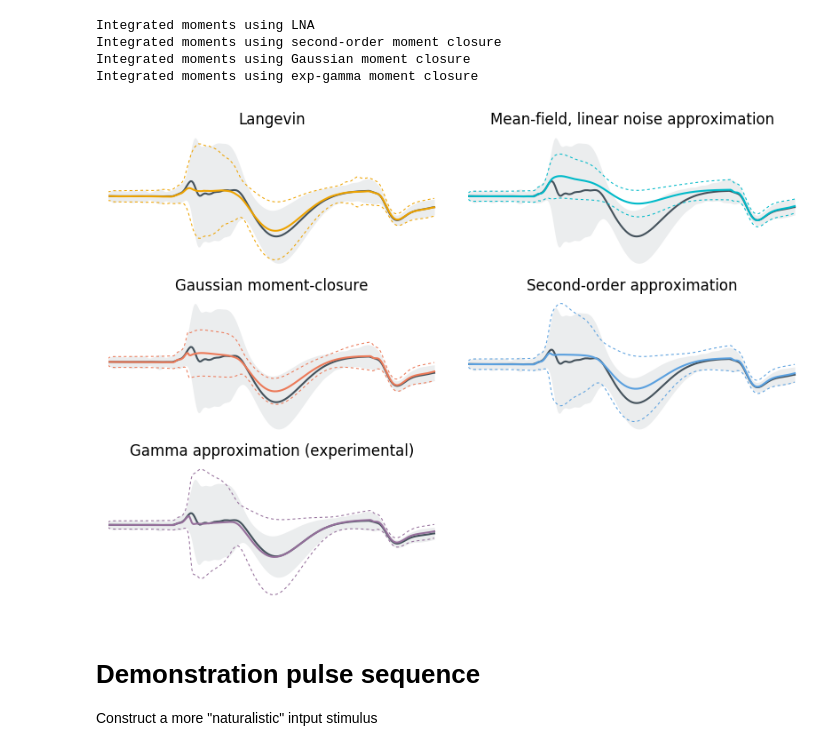
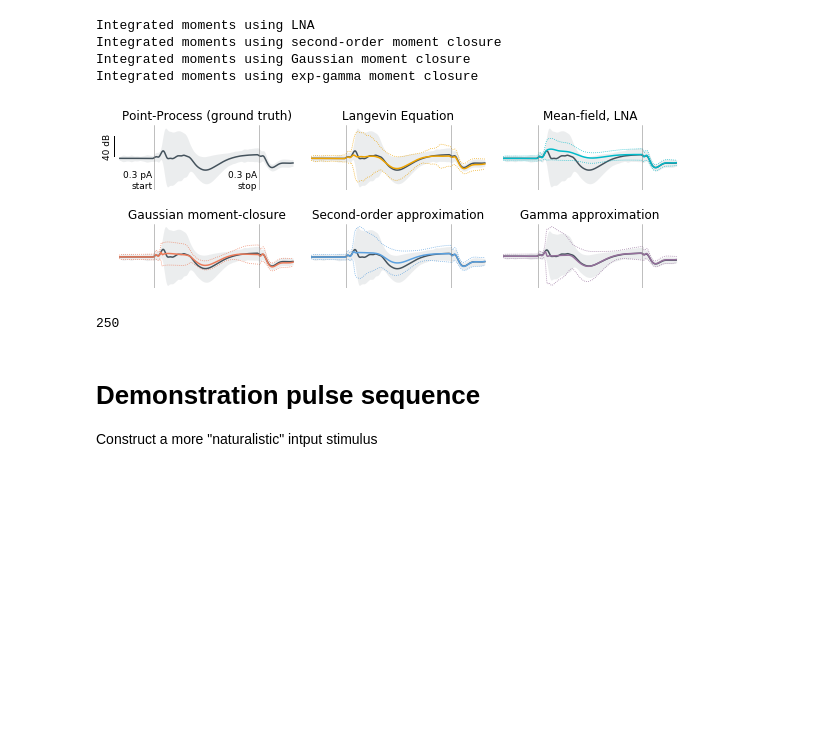
Before and after one commit to michaelerule/glm_moment_closure, a Jupyter notebook: ARPPGLM_moment_equations_with_gamma_moment_closure.ipynb, the cells around one changed output. Saved outputs shown, nothing was run; the diff lists cells and outputs as text; code cells hidden in the pictures; blank space fills up the shorter version.

Commit message:
add image to readme

```diff
--- a/ARPPGLM_moment_equations_with_gamma_moment_closure.ipynb
+++ b/ARPPGLM_moment_equations_with_gamma_moment_closure.ipynb
@@ -385,46 +385,72 @@ Integrated moments using second-order moment closure
 Integrated moments using Gaussian moment closure
 Integrated moments using exp-gamma moment closure
 # %%
-figure(figsize=(10,7))
+figure(figsize=(10,3))
+
+def stimmark():
+    axvline(50,lw=0.5,color=(0.5,)*3)
+    axvline(200,lw=0.5,color=(0.5,)*3)
+
+# Plot sampled point process
+subplot(231)
+stderrplot(demo_lxpp,demo_lvpp,BLACK,filled=1)
+xlim(0,npulse); noxyaxes()
+title('Point-Process (ground truth)')
+stimmark()
+yscalebar(mean(ylim())/dB,40/dB,'40 dB');
+# 0.3 pA current pulse
+text(50-pixels_to_xunits(2),ylim()[0],'0.3 pA\nstart',rotation=0,horizontalalignment='right',verticalalignment='bottom',fontsize=9)
+text(200-pixels_to_xunits(2),ylim()[0],'0.3 pA\nstop',rotation=0,horizontalalignment='right',verticalalignment='bottom',fontsize=9)
 
 # Plot sampled point process against sampled Langevin
-subplot(321)
+subplot(232)
 stderrplot(demo_lxpp,demo_lvpp,BLACK,filled=1)
 stderrplot(demo_lxlv,demo_lvlv,OCHRE,filled=0)
 xlim(0,npulse); noxyaxes()
-title('Langevin')
+title('Langevin Equation')
+stimmark()
 
 # Plot LNA against sampled Langevin
-subplot(322)
+subplot(233)
 stderrplot(demo_lxpp,demo_lvpp,BLACK,filled=1)
 stderrplot(demo_logxmf,demo_logvmf,TURQUOISE,filled=0)
 xlim(0,npulse); noxyaxes()
-title('Mean-field, linear noise approximation')
+title('Mean-field, LNA')
+stimmark()
 
 # Plot moment-closure against sampled Langevin
-subplot(323)
+subplot(234)
 stderrplot(demo_lxpp,demo_lvpp,BLACK,filled=1)
 stderrplot(demo_logxmc,demo_logvmc,RUST,filled=0)
 xlim(0,npulse); noy(); noxyaxes()
 title('Gaussian moment-closure')
+stimmark()
 
 # Plot second-order
-subplot(324)
+subplot(235)
 stderrplot(demo_lxpp,demo_lvpp,BLACK,filled=1)
 stderrplot(demo_logxso,demo_logvso, AZURE,filled=0)
 xlim(0,npulse); noy(); noxyaxes();
 title('Second-order approximation')
+stimmark()
 
 # Approximate Gamma moment closure
-subplot(325)
+subplot(236)
 stderrplot(demo_lxpp,demo_lvpp,BLACK,filled=1)
 stderrplot(demo_logxgg,demo_logvgg, MAUVE,filled=0)
 xlim(0,npulse); noy(); noxyaxes();
-title('Gamma approximation (experimental)')
+title('Gamma approximation')
+stimmark()
 
-subplots_adjust(wspace=0.1,hspace=0.2)
+subplots_adjust(wspace=0.1,hspace=0.525)
+
+savefigure('example_stimulus')
 # %% [output]
-[figure, old version]
+[figure, new version]
+# %%
+len(demo_lxpp)
+# %% [output]
+250
 # %% [markdown]
 # Demonstration pulse sequence
 
```
Also changed, not shown: parts of 8 cells of this notebook, 4 other files.
